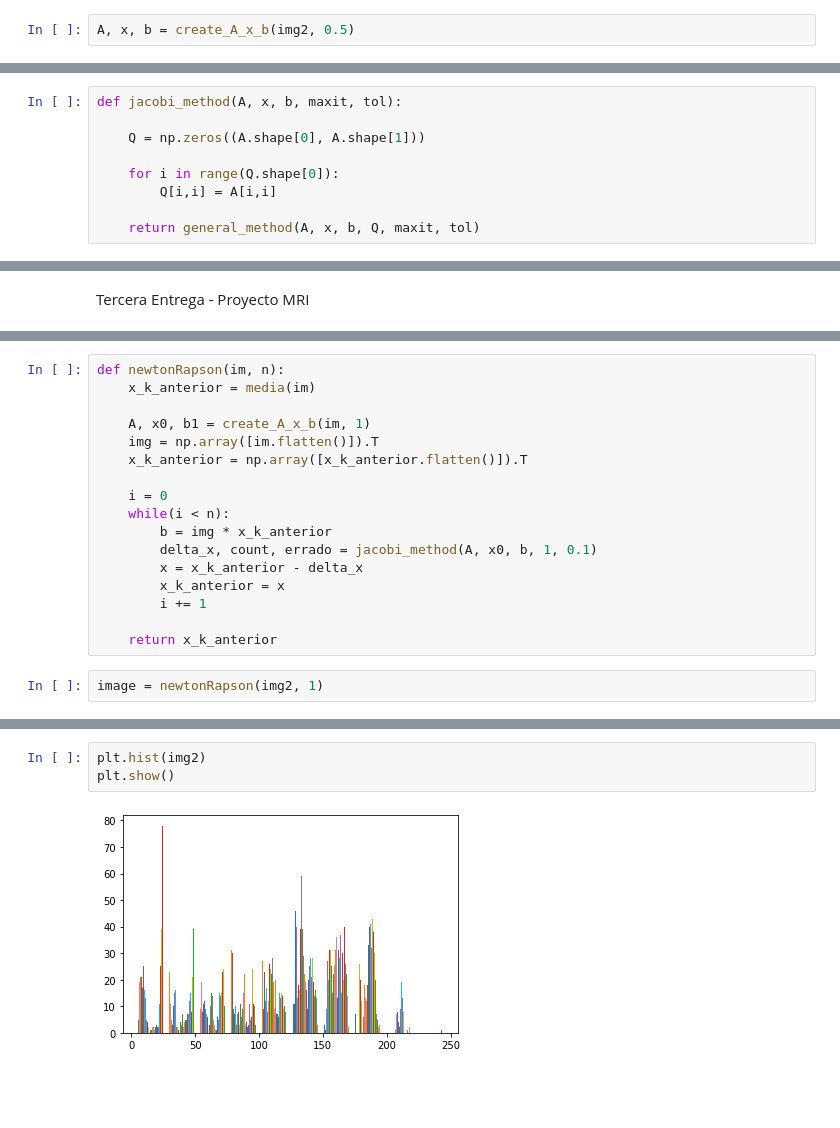
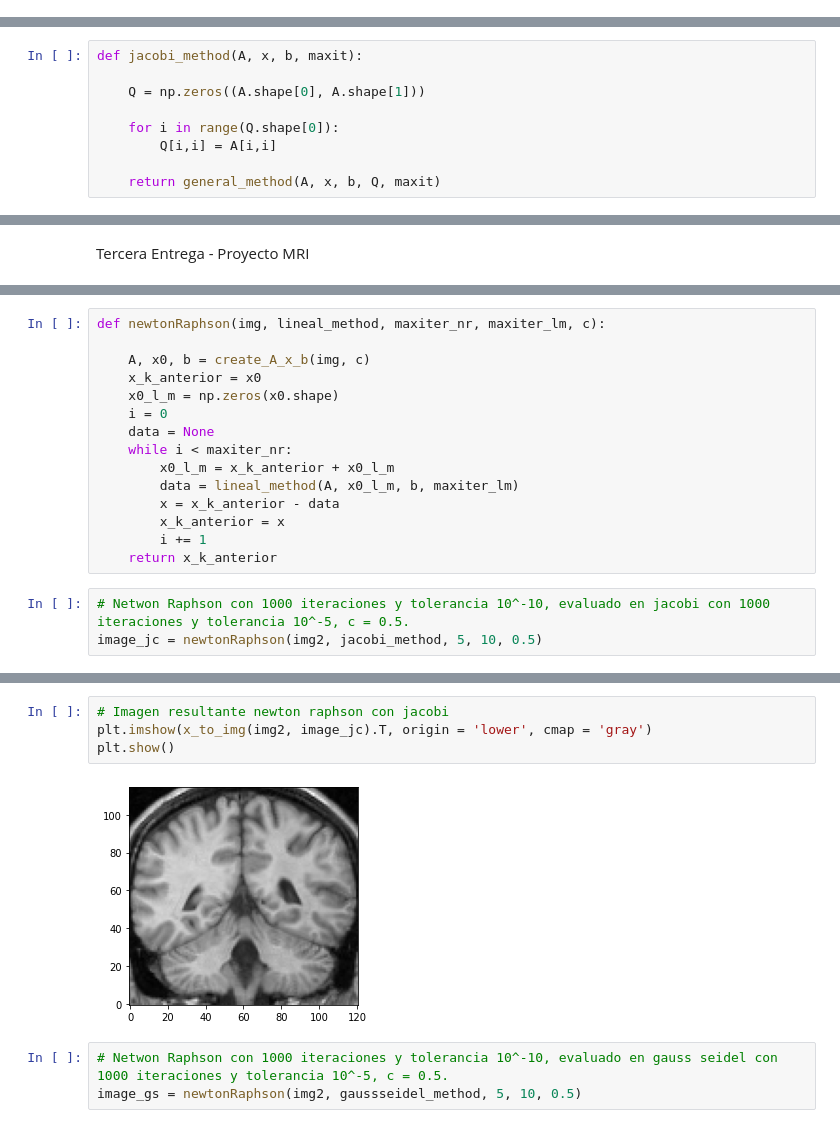
Before and after one commit to fabiansvc/project-mri, a Jupyter notebook: main.ipynb, the cells around one changed output, grey strips where cells are left out. Drawn from its saved outputs; the diff is of its cells as text; blank space fills up the shorter version.

```diff
--- a/main.ipynb
+++ b/main.ipynb
@@ -192,5 +175,3 @@ def create_A_x_b(img, c):
             i = 1
 
     return A,x,b
-# %%
-A, x, b = create_A_x_b(img2, 0.5)
@@ -221,10 +195,10 @@ def general_method(A, x, b, Q, maxit, tol):
 # %%
-def jacobi_method(A, x, b, maxit, tol):
+def jacobi_method(A, x, b, maxit):
 
     Q = np.zeros((A.shape[0], A.shape[1]))
 
     for i in range(Q.shape[0]):
         Q[i,i] = A[i,i]
 
-    return general_method(A, x, b, Q, maxit, tol)
+    return general_method(A, x, b, Q, maxit)
 # %%
@@ -328,19 +235,18 @@ def media(img):
 # %%
-def newtonRapson(im, n):
-    x_k_anterior = media(im)
+def newtonRaphson(img, lineal_method, maxiter_nr, maxiter_lm, c):
 
-    A, x0, b1 = create_A_x_b(im, 1)
-    img = np.array([im.flatten()]).T
-    x_k_anterior = np.array([x_k_anterior.flatten()]).T
-
+    A, x0, b = create_A_x_b(img, c)
+    x_k_anterior = x0
+    x0_l_m = np.zeros(x0.shape)
     i = 0
-    while(i < n):
-        b = img * x_k_anterior
-        delta_x, count, errado = jacobi_method(A, x0, b, 1, 0.1)
-        x = x_k_anterior - delta_x
+    data = None
+    while i < maxiter_nr:
+        x0_l_m = x_k_anterior + x0_l_m
+        data = lineal_method(A, x0_l_m, b, maxiter_lm)
+        x = x_k_anterior - data
         x_k_anterior = x
         i += 1
-
     return x_k_anterior
 # %%
-image = newtonRapson(img2, 1)
+# Netwon Raphson con 1000 iteraciones y tolerancia 10^-10, evaluado en jacobi con 1000 iteraciones y tolerancia 10^-5, c = 0.5.
+image_jc = newtonRaphson(img2, jacobi_method, 5, 10, 0.5)
@@ -354,5 +253,9 @@ plt.show()
-# %%
-plt.hist(img2)
-plt.show()
-# %% [output]
-[figure, removed]
+# %%
+# Imagen resultante newton raphson con jacobi
+plt.imshow(x_to_img(img2, image_jc).T, origin = 'lower', cmap = 'gray')
+plt.show()
+# %% [output]
+[figure, added]
+# %%
+# Netwon Raphson con 1000 iteraciones y tolerancia 10^-10, evaluado en gauss seidel con 1000 iteraciones y tolerancia 10^-5, c = 0.5.
+image_gs = newtonRaphson(img2, gaussseidel_method, 5, 10, 0.5)
```
Also changed, not shown: parts of 24 cells of this notebook, 1 other file.
